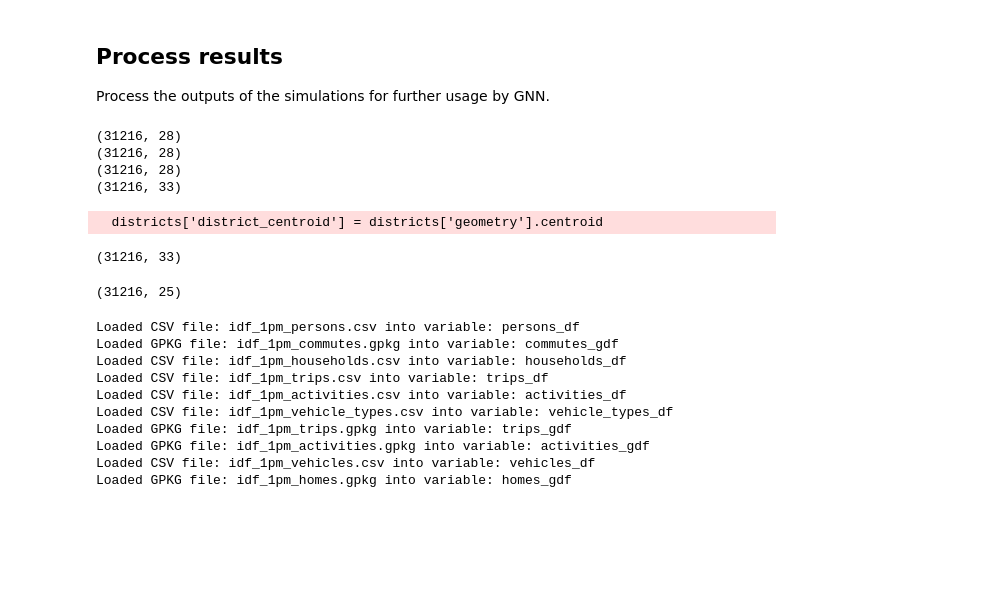
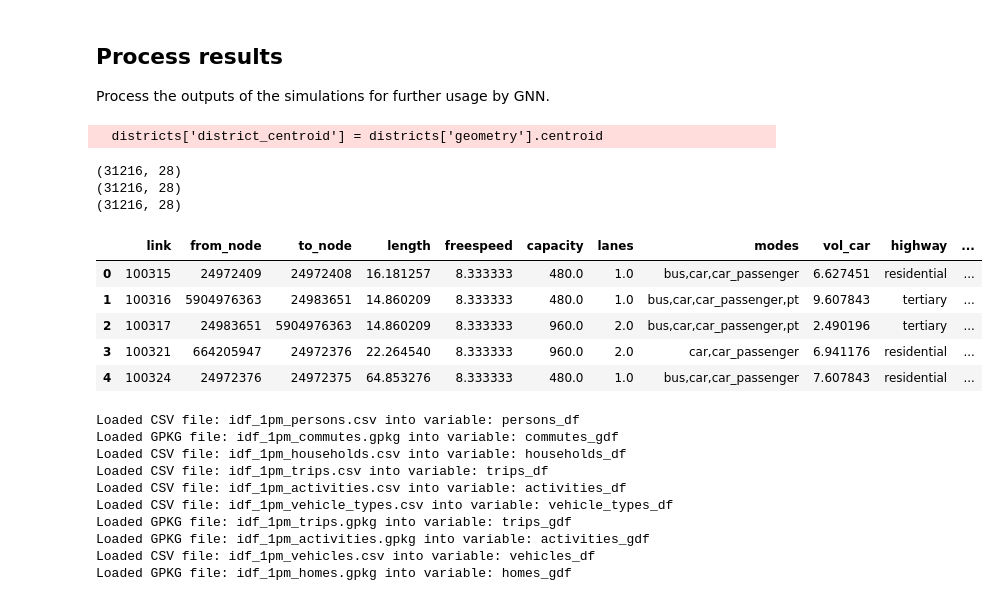
Before and after one commit to enatterer/matsim-ile-de-france, a Jupyter notebook: ile_de_france/src/main/python/process_output_of_simulations/process_output_of_simulations_with_all_info.ipynb, the cells around one changed output. Drawn from its saved outputs; the diff is of its cells as text; code cells hidden in the pictures; blank space fills up the shorter version.

Commit message:
Added more detailed link geometries, and district information such as surface and perimeter

```diff
--- a/ile_de_france/src/main/python/process_output_of_simulations/process_output_of_simulations_with_all_info.ipynb
+++ b/ile_de_france/src/main/python/process_output_of_simulations/process_output_of_simulations_with_all_info.ipynb
@@ -225,32 +246,48 @@ result_dic_output_links = compute_result_dic_output_links()
 result_dic_mode_stats = compute_result_dic_mode_stats(calculate_averaged_results)
 base_gdf = result_dic_output_links["base_network_no_policies"]
 print(base_gdf.shape)
-links_gdf = gpd.GeoDataFrame(base_gdf, geometry='geometry')
-print(links_gdf.shape)
-links_gdf.crs = "EPSG:2154"  # Assuming the original CRS is EPSG:2154
-links_gdf.to_crs("EPSG:4326", inplace=True)
-print(links_gdf.shape)
+links_gdf_base = gpd.GeoDataFrame(base_gdf, geometry='geometry')
+print(links_gdf_base.shape)
+links_gdf_base.crs = "EPSG:2154"  # Assuming the original CRS is EPSG:2154
+links_gdf_base.to_crs("EPSG:4326", inplace=True)
+print(links_gdf_base.shape)
 districts['district_centroid'] = districts['geometry'].centroid
-links_gdf_with_districts = gpd.sjoin(links_gdf, districts, how='left', op='intersects')
-links_gdf_with_districts = links_gdf_with_districts.rename(columns={'c_ar': 'district'})
-print(links_gdf_with_districts.shape)
+links_gdf_with_districts = gpd.sjoin(links_gdf_base, districts, how='left', op='intersects')
+
+# Group by edge and aggregate the district names
+links_gdf_with_districts = links_gdf_with_districts.groupby('link').agg({
+    'from_node': 'first',
+    'to_node': 'first',
+    'length': 'first',
+    'freespeed': 'first',
+    'capacity': 'first',
+    'lanes': 'first',
+    'modes': 'first',
+    'vol_car': 'first',
+    'highway': 'first',
+    'geometry': 'first',
+    'c_ar': lambda x: list(x.dropna()),
+    'district_centroid': lambda x: list(x.dropna()),
+    'perimetre': lambda x: list(x.dropna()),
+    'surface': lambda x: list(x.dropna()),
+}).reset_index()
+gdf_now = gpd.GeoDataFrame(links_gdf_with_districts, geometry='geometry', crs=links_gdf_base.crs)
+gdf_now = gdf_now.rename(columns={'c_ar': 'district', 'perimetre': 'district_perimeter', 'surface': 'district_surface'})
+links_gdf_final = gdf_now.copy()
 # %% [output]
-(31216, 28)
-(31216, 28)
-(31216, 28)
-(31216, 33)
+  districts['district_centroid'] = districts['geometry'].centroid
-  districts['district_centroid'] = districts['geometry'].centroid
+(31216, 28)
+(31216, 28)
+(31216, 28)
-# %%
-links_gdf_with_districts.shape
-# %% [output]
-(31216, 33)
-# %%
-links_gdf_final = links_gdf_with_districts.copy()
-links_gdf = links_gdf_final.drop(columns=['index_right', 'osm:relation:route_master', "osm:way:railway", "osm:way:name", "storageCapacityUsedInQsim", "osm:way:tunnel", "surface", "perimetre"])
-# %%
-links_gdf.shape
-# %% [output]
-(31216, 25)
+# %%
+links_gdf_final.head()
+# %% [output]
+|  | link | from_node | to_node | length | freespeed | capacity | lanes | modes | vol_car | highway | ... |
+| 0 | 100315 | 24972409 | 24972408 | 16.181257 | 8.333333 | 480.0 | 1.0 | bus,car,car_passenger | 6.627451 | residential | ... |
+| 1 | 100316 | 5904976363 | 24983651 | 14.860209 | 8.333333 | 480.0 | 1.0 | bus,car,car_passenger,pt | 9.607843 | tertiary | ... |
+| 2 | 100317 | 24983651 | 5904976363 | 14.860209 | 8.333333 | 960.0 | 2.0 | bus,car,car_passenger,pt | 2.490196 | tertiary | ... |
+| 3 | 100321 | 664205947 | 24972376 | 22.264540 | 8.333333 | 960.0 | 2.0 | car,car_passenger | 6.941176 | residential | ... |
+| 4 | 100324 | 24972376 | 24972375 | 64.853276 | 8.333333 | 480.0 | 1.0 | bus,car,car_passenger | 7.607843 | residential | ... |
 # %%
 base_dir_sample_sim_input = '../../../../data/pop_1pm_simulations/idf_1pm/'
 homes_gdf, households_df, persons_df, activities_gdf, trips_df = get_dfs(base_dir=base_dir_sample_sim_input)
```
Also changed, not shown: parts of 21 cells of this notebook.
